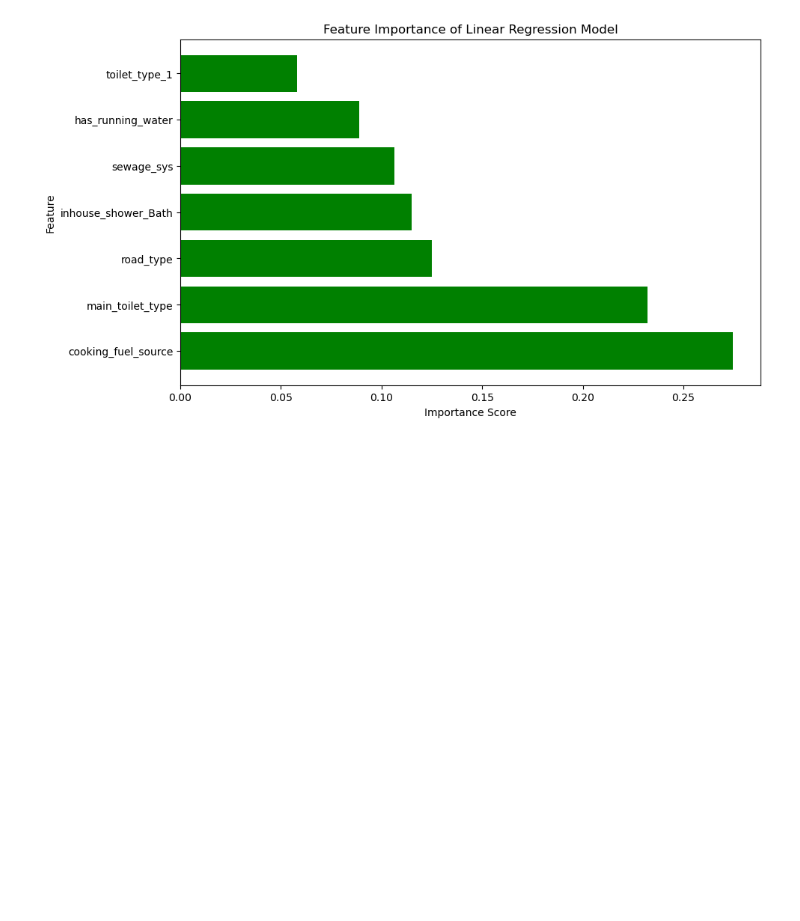
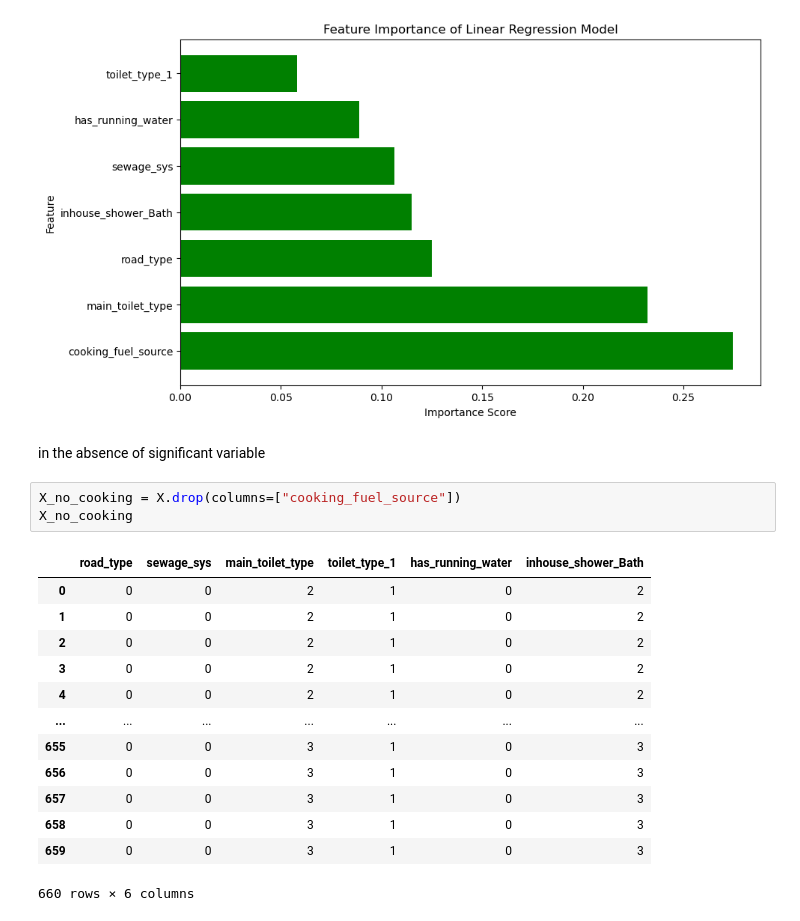
Before and after one commit to carozy797/SANITATION_INFRASTRUCTURE_HEALTH, a Jupyter notebook: MODEL/model.ipynb, the cells around one changed output. Cells and saved outputs as stored; diff of their text form; blank space fills up the shorter version.

Commit message:
in the absence of significant added

```diff
--- a/MODEL/model.ipynb
+++ b/MODEL/model.ipynb
@@ -533,3 +533,22 @@ plt.show()
 5    has_running_water    0.089022
 3        toilet_type_1    0.058069
 [figure]
+# %% [markdown]
+in the absence of significant variable
+# %%
+X_no_cooking = X.drop(columns=["cooking_fuel_source"])
+X_no_cooking
+# %% [output]
+|  | road_type | sewage_sys | main_toilet_type | toilet_type_1 | has_running_water | inhouse_shower_Bath |
+| 0 | 0 | 0 | 2 | 1 | 0 | 2 |
+| 1 | 0 | 0 | 2 | 1 | 0 | 2 |
+| 2 | 0 | 0 | 2 | 1 | 0 | 2 |
+| 3 | 0 | 0 | 2 | 1 | 0 | 2 |
+| 4 | 0 | 0 | 2 | 1 | 0 | 2 |
+| ... | ... | ... | ... | ... | ... | ... |
+| 655 | 0 | 0 | 3 | 1 | 0 | 3 |
+| 656 | 0 | 0 | 3 | 1 | 0 | 3 |
+| 657 | 0 | 0 | 3 | 1 | 0 | 3 |
+| 658 | 0 | 0 | 3 | 1 | 0 | 3 |
+| 659 | 0 | 0 | 3 | 1 | 0 | 3 |
+660 rows × 6 columns
```
Also changed, not shown: parts of 2 cells of this notebook, 1 other file.
